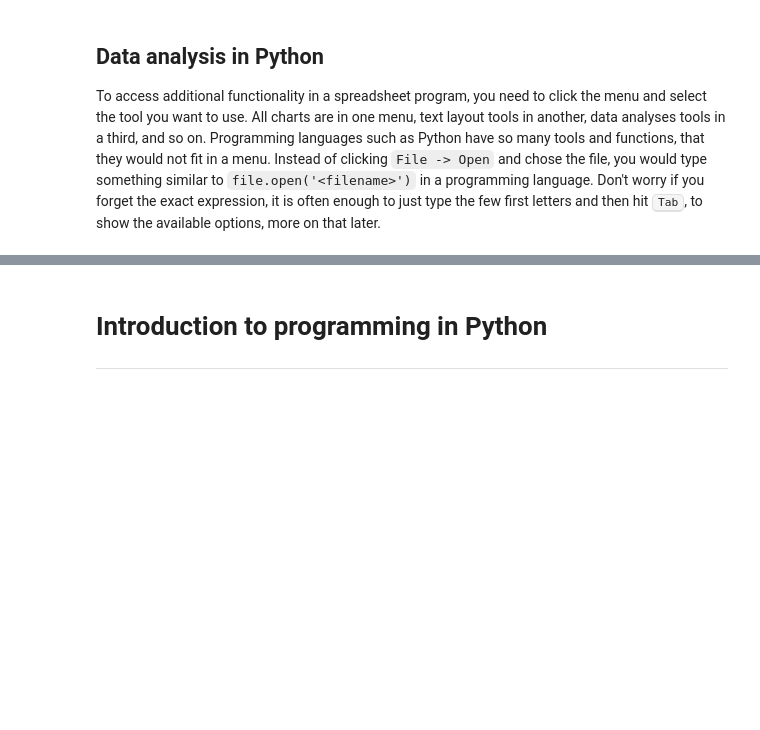
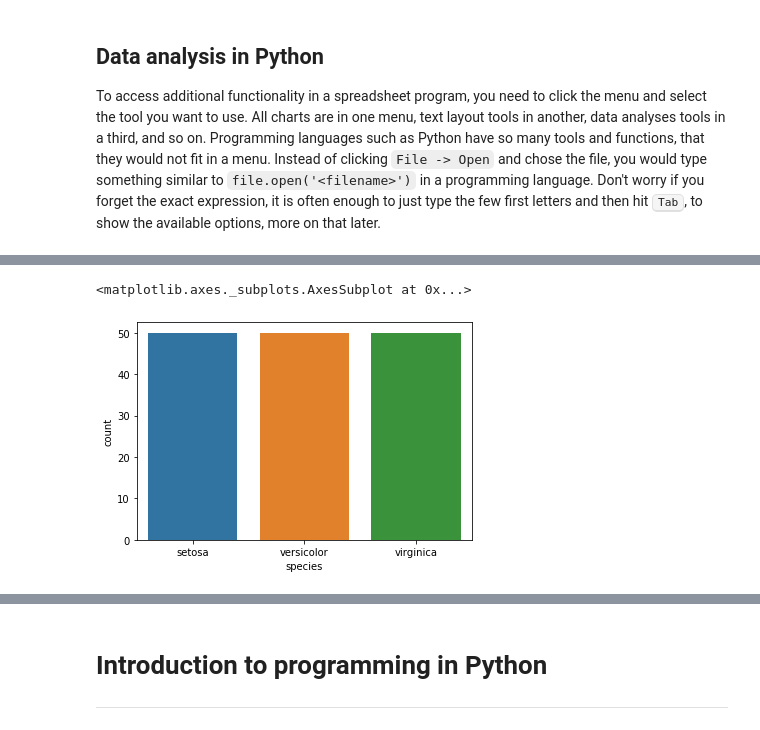
Before and after one commit to UofTCoders/workshops-dc-py, a Jupyter notebook: notebooks/1-programmatic-data-analyses.ipynb, the cells around one changed output, grey strips where cells are left out. Saved outputs shown, nothing was run; the diff lists cells and outputs as text; code cells hidden in the pictures; blank space fills up the shorter version.

```diff
--- a/notebooks/1-programmatic-data-analyses.ipynb
+++ b/notebooks/1-programmatic-data-analyses.ipynb
@@ -466,0 +420,5 @@ We will learn much more about this in a later lecture.
+# %%
+import pandas as pd
+
+url = 'https://raw.githubusercontent.com/mwaskom/seaborn-data/master/iris.csv'
+pd.read_csv(url)
@@ -466,0 +449,3 @@ We will learn much more about this in a later lecture.
+# %%
+iris = pd.read_csv(url)
+iris
@@ -466,0 +522,7 @@ We will learn much more about this in a later lecture.
+# %%
+import seaborn as sns
+
+sns.countplot(x='species', data=iris)
+# %% [output]
+<matplotlib.axes._subplots.AxesSubplot at 0x...>
+[figure, added]
```
Also changed, not shown: parts of 53 cells of this notebook, 1 other file.
